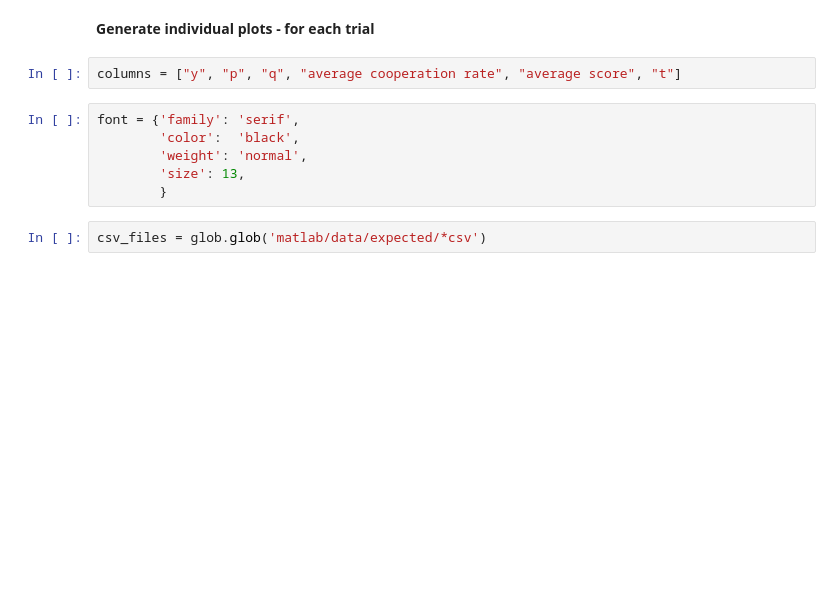
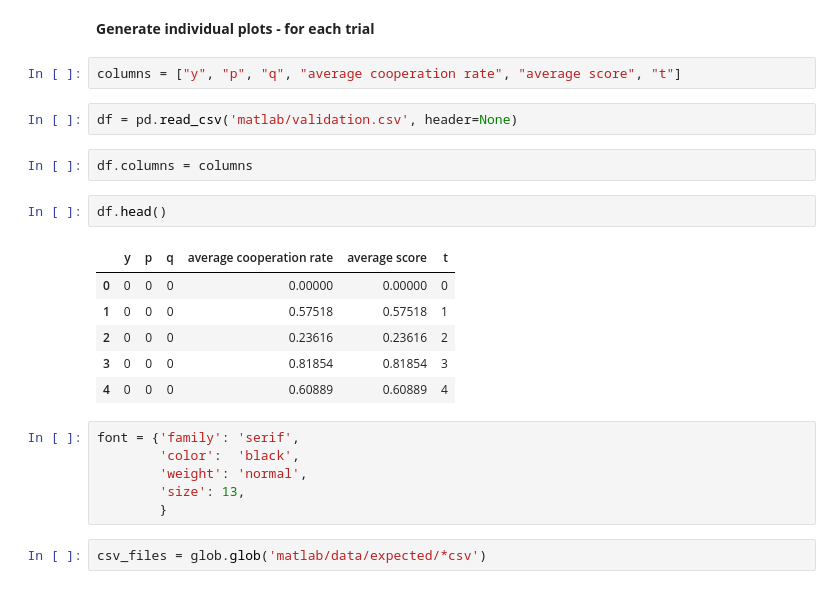
Before and after one commit to Nikoleta-v3/evolution-of-cooperation-with-limited-updating-payoff-memory, a Jupyter notebook: Parameters Sweep Analysis.ipynb, the cells around one changed output. Saved outputs shown, nothing was run; the diff lists cells and outputs as text; blank space fills up the shorter version.

```diff
--- a/Parameters Sweep Analysis.ipynb
+++ b/Parameters Sweep Analysis.ipynb
@@ -22,6 +22,19 @@ import glob
 **Generate individual plots - for each trial**
 # %%
 columns = ["y", "p", "q", "average cooperation rate", "average score", "t"]
+# %%
+df = pd.read_csv('matlab/validation.csv', header=None)
+# %%
+df.columns = columns
+# %%
+df.head()
+# %% [output]
+|  | y | p | q | average cooperation rate | average score | t |
+| 0 | 0 | 0 | 0 | 0.00000 | 0.00000 | 0 |
+| 1 | 0 | 0 | 0 | 0.57518 | 0.57518 | 1 |
+| 2 | 0 | 0 | 0 | 0.23616 | 0.23616 | 2 |
+| 3 | 0 | 0 | 0 | 0.81854 | 0.81854 | 3 |
+| 4 | 0 | 0 | 0 | 0.60889 | 0.60889 | 4 |
 # %%
 font = {'family': 'serif',
         'color':  'black',
```
Also changed, not shown: parts of 6 cells of this notebook.
